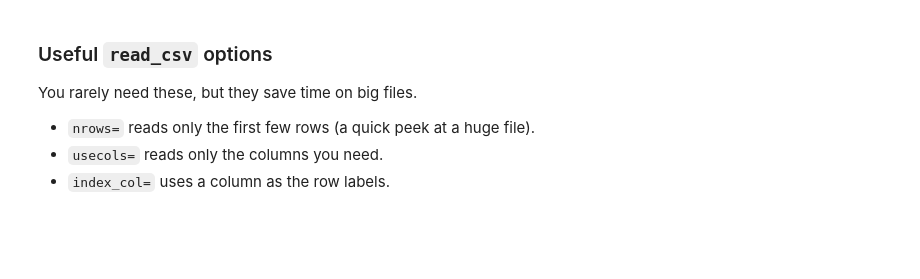
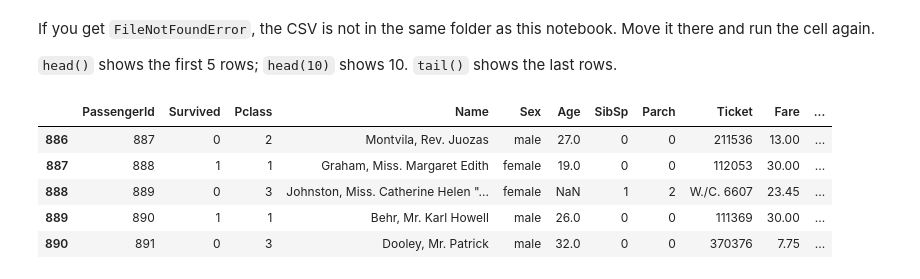
Before and after one commit to adamlawal/forge-data-science, a Jupyter notebook: Week-3/Week3_Session1_Titanic_Pandas.ipynb, the cells around one changed output. Drawn from its saved outputs; the diff is of its cells as text; code cells hidden in the pictures; blank space fills up the shorter version.

```diff
--- a/Week-3/Week3_Session1_Titanic_Pandas.ipynb
+++ b/Week-3/Week3_Session1_Titanic_Pandas.ipynb
@@ -46,8 +70,13 @@ If you get `FileNotFoundError`, the CSV is not in the same folder as this notebo
+# %% [markdown]
+If you get `FileNotFoundError`, the CSV is not in the same folder as this notebook. Move it there and run the cell again.
+
+`head()` shows the first 5 rows; `head(10)` shows 10. `tail()` shows the last rows.
 # %%
-raw.tail(3)
+raw.tail()
+# %% [output]
+|  | PassengerId | Survived | Pclass | Name | Sex | Age | SibSp | Parch | Ticket | Fare | ... |
+| 886 | 887 | 0 | 2 | Montvila, Rev. Juozas | male | 27.0 | 0 | 0 | 211536 | 13.00 | ... |
+| 887 | 888 | 1 | 1 | Graham, Miss. Margaret Edith | female | 19.0 | 0 | 0 | 112053 | 30.00 | ... |
+| 888 | 889 | 0 | 3 | Johnston, Miss. Catherine Helen "... | female | NaN | 1 | 2 | W./C. 6607 | 23.45 | ... |
+| 889 | 890 | 1 | 1 | Behr, Mr. Karl Howell | male | 26.0 | 0 | 0 | 111369 | 30.00 | ... |
+| 890 | 891 | 0 | 3 | Dooley, Mr. Patrick | male | 32.0 | 0 | 0 | 370376 | 7.75 | ... |
-# %% [markdown]
-### Useful `read_csv` options
-You rarely need these, but they save time on big files.
-- `nrows=` reads only the first few rows (a quick peek at a huge file).
-- `usecols=` reads only the columns you need.
-- `index_col=` uses a column as the row labels.
```
Also changed, not shown: parts of 218 cells of this notebook, 4 other files.
